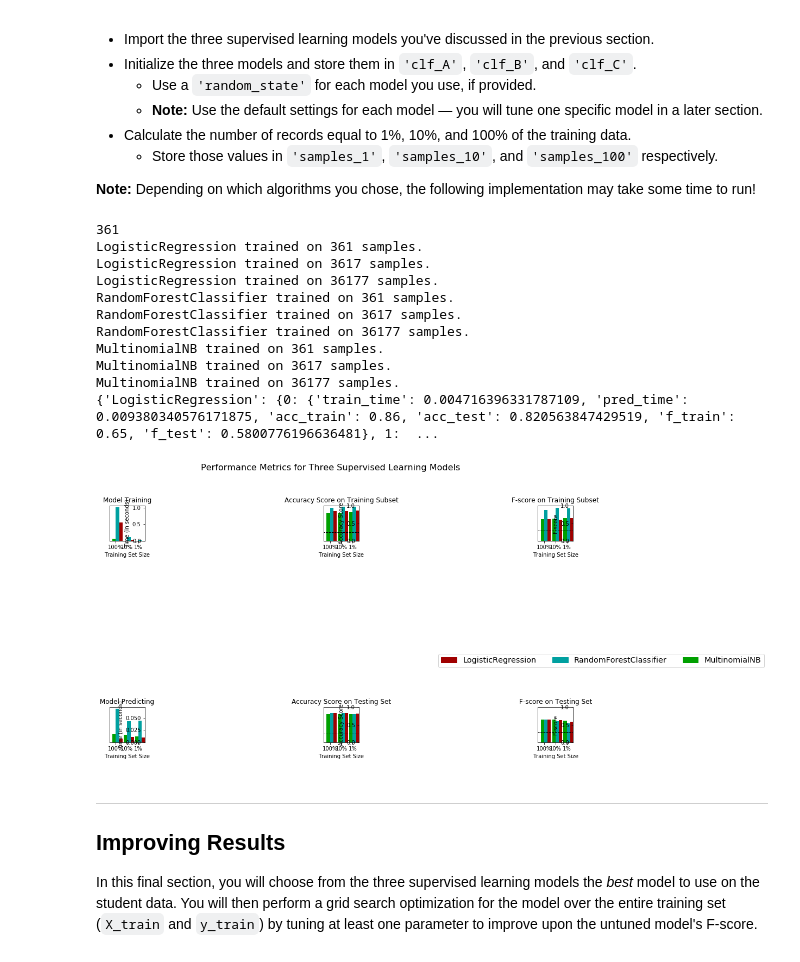
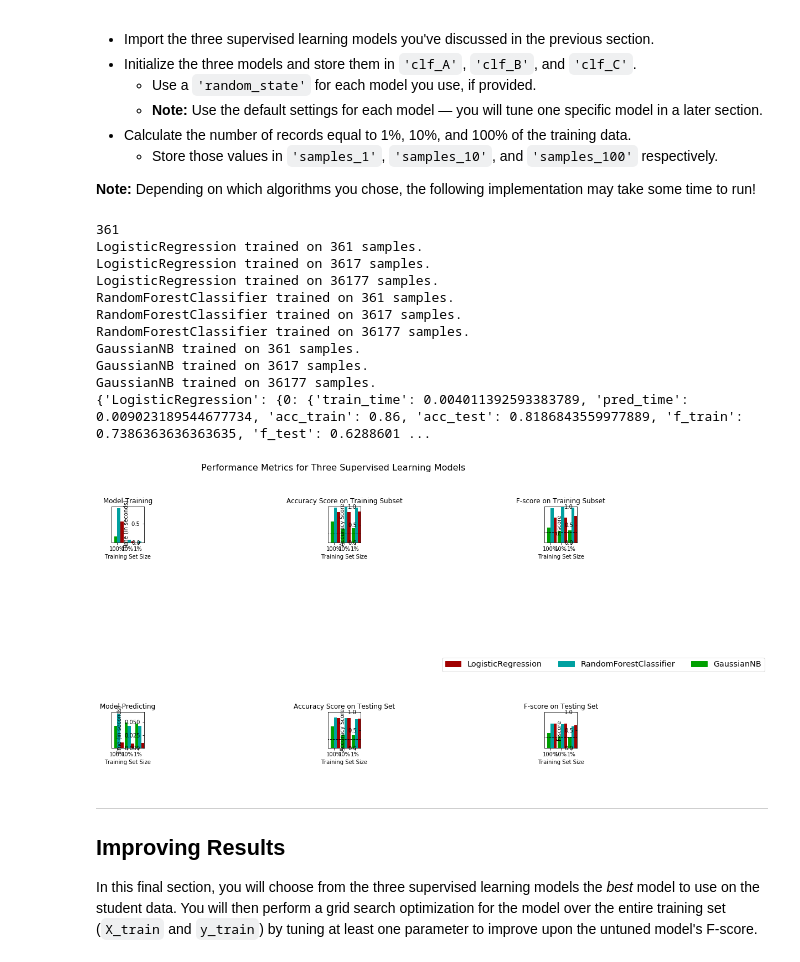
Before and after one commit to swethasekhar/finding_donors, a Jupyter notebook: finding_donors.ipynb, the cells around one changed output. Cells and saved outputs as stored; diff of their text form; code cells hidden in the pictures.

```diff
--- a/finding_donors.ipynb
+++ b/finding_donors.ipynb
@@ -385,7 +397,7 @@ def train_predict(learner, sample_size, X_train, y_train, X_test, y_test):
 
     # TODO: Fit the learner to the training data using slicing with 'sample_size' using .fit(training_features[:], training_labels[:])
     start = time() # Get start time
-    learner = learner.fit(X_train[0:(sample_size+1)],y_train[0:(sample_size+1)])
+    learner = learner.fit(X_train[0:(sample_size)],y_train[0:(sample_size)])
     end = time() # Get end time
 
     # TODO: Calculate the training time
@@ -402,16 +414,16 @@ def train_predict(learner, sample_size, X_train, y_train, X_test, y_test):
     results['pred_time'] = end-start
 
     # TODO: Compute accuracy on the first 300 training samples which is y_train[:300]
-    results['acc_train'] = accuracy_score(predictions_train,y_train[:300])
+    results['acc_train'] = accuracy_score(y_true=y_train[:300],y_pred=predictions_train)
 
     # TODO: Compute accuracy on test set using accuracy_score()
-    results['acc_test'] = accuracy_score(predictions_test,y_test)
+    results['acc_test'] = accuracy_score(y_true=y_test,y_pred=predictions_test)
 
     # TODO: Compute F-score on the the first 300 training samples using fbeta_score()
-    results['f_train'] = fbeta_score(predictions_train,y_train[:300],beta=1.0)
+    results['f_train'] = fbeta_score(y_true=y_train[:300],y_pred=predictions_train,beta=0.5)
 
     # TODO: Compute F-score on the test set which is y_test
-    results['f_test'] = fbeta_score(predictions_test,y_test,beta=1.0)
+    results['f_test'] = fbeta_score(y_true=y_test,y_pred=predictions_test,beta=0.5)
 
     # Success
     print("{} trained on {} samples.".format(learner.__class__.__name__, sample_size))
@@ -433,47 +445,49 @@ In the code cell, you will need to implement the following:
 # TODO: Import the three supervised learning models from sklearn
 from sklearn.linear_model import LogisticRegression
 from sklearn.ensemble import RandomForestClassifier
-from sklearn.naive_bayes import MultinomialNB
+from sklearn.naive_bayes import GaussianNB
+from sklearn.svm import SVC
 # TODO: Initialize the three models
-clf_A = LogisticRegression()
-clf_B = RandomForestClassifier()
-clf_C = MultinomialNB()
+clf_A = LogisticRegression(random_state=42)
+clf_B = RandomForestClassifier(random_state=42)
+clf_C = GaussianNB()
+
 
 
 
 # TODO: Calculate the number of samples for 1%, 10%, and 100% of the training data
 # HINT: samples_100 is the entire training set i.e. len(y_train)
 # HINT: samples_10 is 10% of samples_100 (ensure to set the count of the values to be `int` and not `float`)
 # HINT: samples_1 is 1% of samples_100 (ensure to set the count of the values to be `int` and not `float`)
 samples_100 = len(y_train)
 samples_10 =int((10/100)*len(y_train))
 samples_1 = int((1/100)*len(y_train))
 print(samples_1)
 
 # Collect results on the learners
 results = {}
 for clf in [clf_A, clf_B, clf_C]:
     clf_name = clf.__class__.__name__
     results[clf_name] = {}
     for i, samples in enumerate([samples_1, samples_10, samples_100]):
         results[clf_name][i] = \
         train_predict(clf, samples, X_train, y_train, X_test, y_test)
 print(results,accuracy,fscore)
 # Run metrics visualization for the three supervised learning models chosen
 vs.evaluate(results, accuracy, fscore)
 # %% [output]
 361
 LogisticRegression trained on 361 samples.
 LogisticRegression trained on 3617 samples.
 LogisticRegression trained on 36177 samples.
 RandomForestClassifier trained on 361 samples.
 RandomForestClassifier trained on 3617 samples.
 RandomForestClassifier trained on 36177 samples.
-MultinomialNB trained on 361 samples.
-MultinomialNB trained on 3617 samples.
-MultinomialNB trained on 36177 samples.
-{'LogisticRegression': {0: {'train_time': 0.004716396331787109, 'pred_time': 0.009380340576171875, 'acc_train': 0.86, 'acc_test': 0.820563847429519, 'f_train': 0.65, 'f_test': 0.5800776196636481}, 1:  ...
+GaussianNB trained on 361 samples.
+GaussianNB trained on 3617 samples.
+GaussianNB trained on 36177 samples.
+{'LogisticRegression': {0: {'train_time': 0.004011392593383789, 'pred_time': 0.009023189544677734, 'acc_train': 0.86, 'acc_test': 0.8186843559977889, 'f_train': 0.7386363636363635, 'f_test': 0.6288601 ...
-[figure, old version]
+[figure, new version]
 # %% [markdown]
 ----
 ## Improving Results
```
Also changed, not shown: parts of 3 cells of this notebook, 1 other file.
